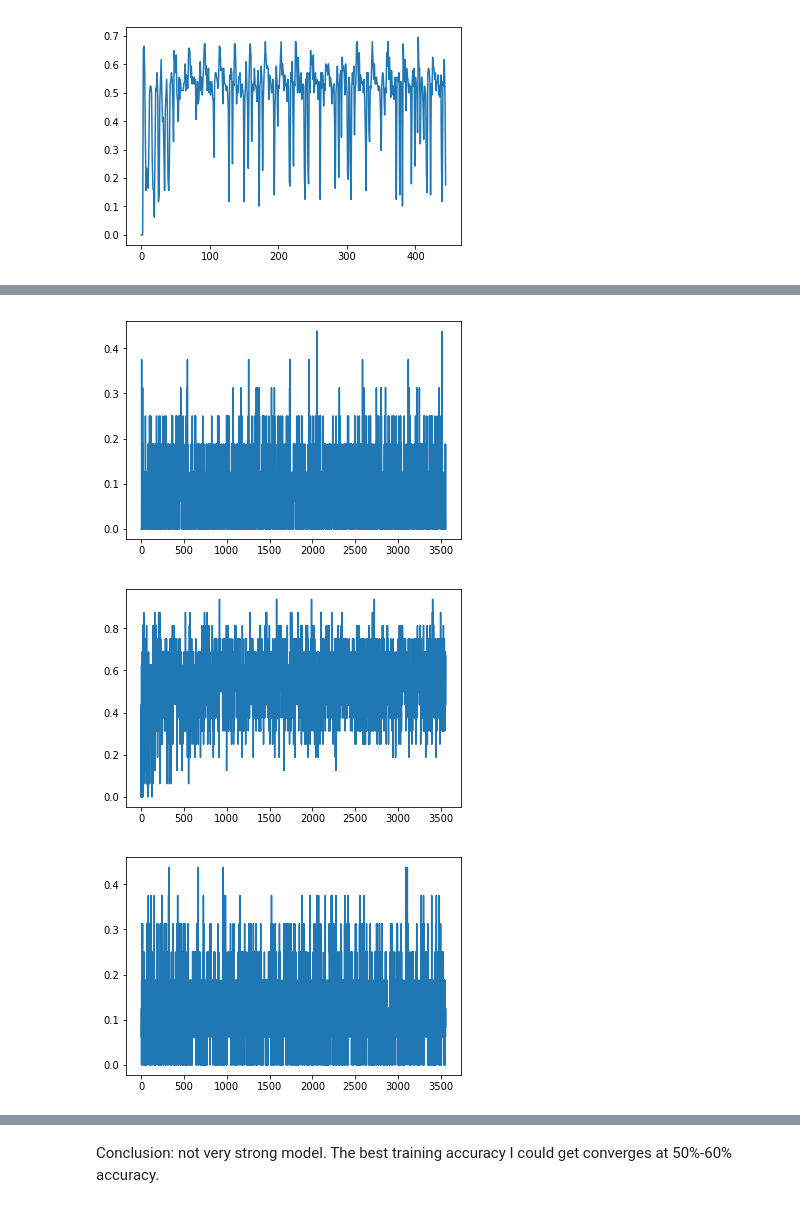
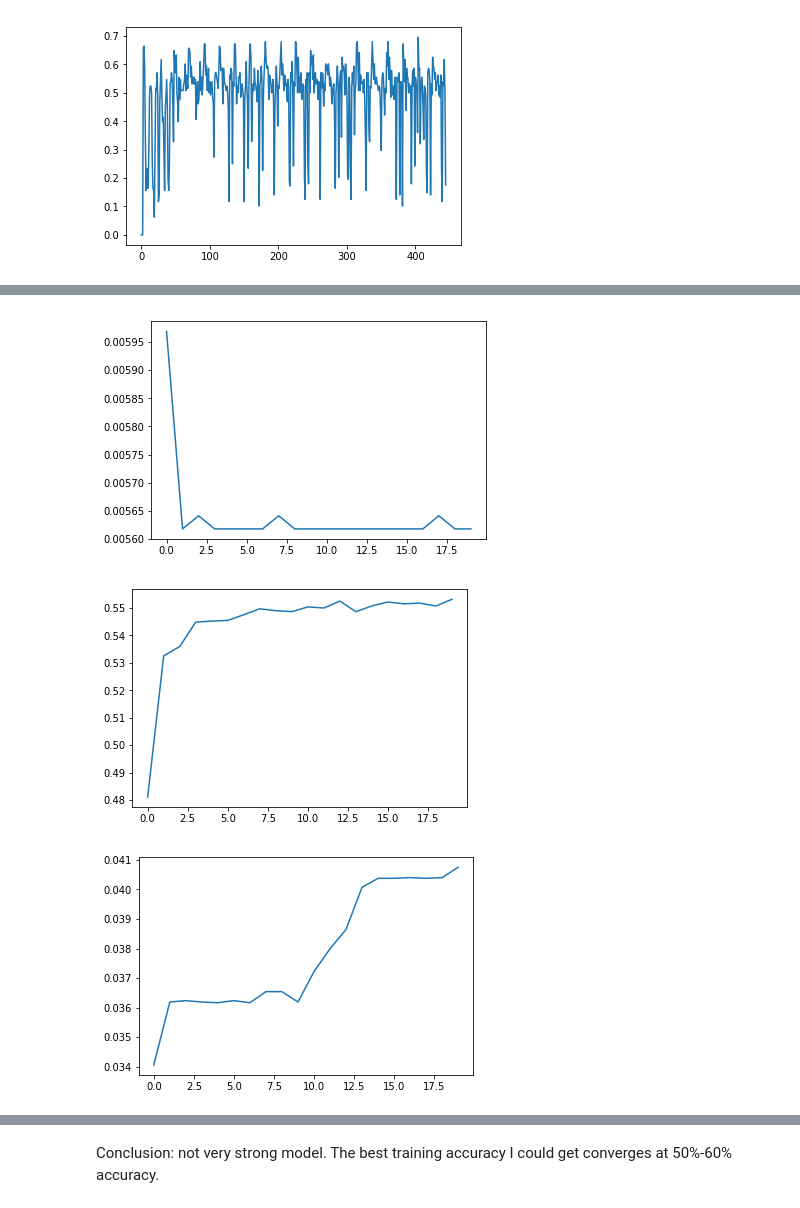
Before and after one commit to noushinquazi/Accidental-Death-ML, a Jupyter notebook: linear_training.ipynb, the cells around one changed output, grey strips where cells are left out. Drawn from its saved outputs; the diff is of its cells as text; code cells hidden in the pictures.

```diff
--- a/linear_training.ipynb
+++ b/linear_training.ipynb
@@ -88,23 +86,23 @@ train_model(model,variables)
 # %%
 # vary optimizer
 ## Gradient Descent
 model, variables = create_linear_classifier(data,death,optimizer_name="GD",learning_rate= 0.1,
-                                                batch_size=16,epochs=20)
-train_model(model,variables)
+                                                batch_size=16)
+train_model(model,variables,epochs=20)
 
 ## Adagrad
 model, variables = create_linear_classifier(data,death,optimizer_name="Adagrad",learning_rate= 0.1,
-                                                batch_size=16,epochs=20)
-train_model(model,variables)
+                                                batch_size=16)
+train_model(model,variables,epochs=20)
 
 ## Adadelta
 model, variables = create_linear_classifier(data,death,optimizer_name="Adadelta",learning_rate= 0.1,
-                                                batch_size=16,epochs=20)
-train_model(model,variables)
+                                                batch_size=16)
+train_model(model,variables,epochs=20)
 # %% [output]
-[figure, old version]
+[figure, new version]
-[figure, old version]
+[figure, new version]
-[figure, old version]
+[figure, new version]
 # %%
 ## learning rate = 0.1, batch size = 128, epochs = 40, optimizer = Adagrad
 model, variables = create_linear_classifier(data,death,optimizer_name="Adagrad",learning_rate= 0.1,
```
Also changed, not shown: parts of 5 cells of this notebook, 2 other files.
